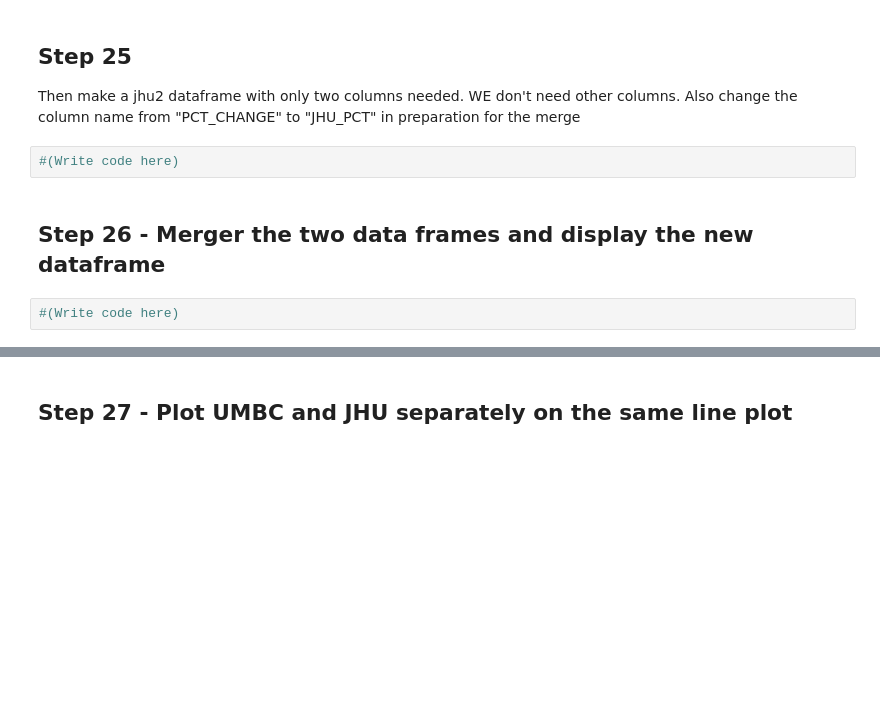
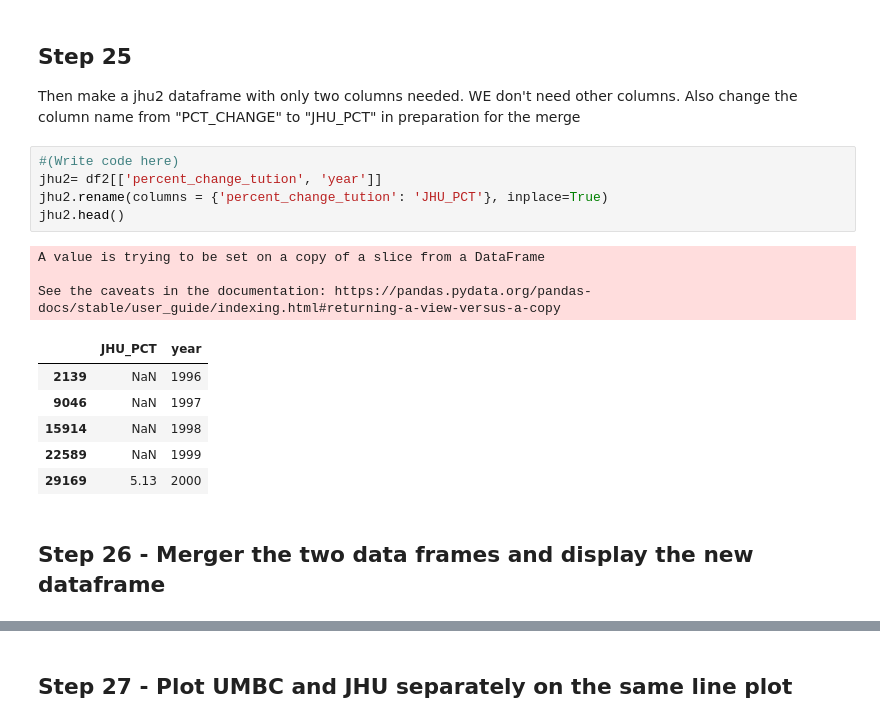
Before and after one commit to vunnampragathi/690-stats-and-visu, a Jupyter notebook: assignments_06/assignment_06.ipynb, the cells around one changed output, grey strips where cells are left out. Cells and saved outputs as stored; diff of their text form; blank space fills up the shorter version.

```diff
--- a/assignments_06/assignment_06.ipynb
+++ b/assignments_06/assignment_06.ipynb
@@ -628,9 +668,20 @@ First make a umbc2 dataframe with only two columns needed. We don't need other c
 ## Step 25
 
 Then make a jhu2 dataframe with only two columns needed. WE don't need other columns. Also change the column name from "PCT_CHANGE" to "JHU_PCT"  in preparation for the merge
-# %%
-#(Write code here)
+# %%
+#(Write code here)
+jhu2= df2[['percent_change_tution', 'year']]
+jhu2.rename(columns = {'percent_change_tution': 'JHU_PCT'}, inplace=True)
+jhu2.head()
+# %% [output]
+A value is trying to be set on a copy of a slice from a DataFrame
+
+See the caveats in the documentation: https://pandas.pydata.org/pandas-docs/stable/user_guide/indexing.html#returning-a-view-versus-a-copy
+|  | JHU_PCT | year |
+| 2139 | NaN | 1996 |
+| 9046 | NaN | 1997 |
+| 15914 | NaN | 1998 |
+| 22589 | NaN | 1999 |
+| 29169 | 5.13 | 2000 |
 # %% [markdown]
 ## Step 26 - Merger the two data frames and display the new dataframe
-# %%
-#(Write code here)
```
Also changed, not shown: parts of 21 cells of this notebook.
